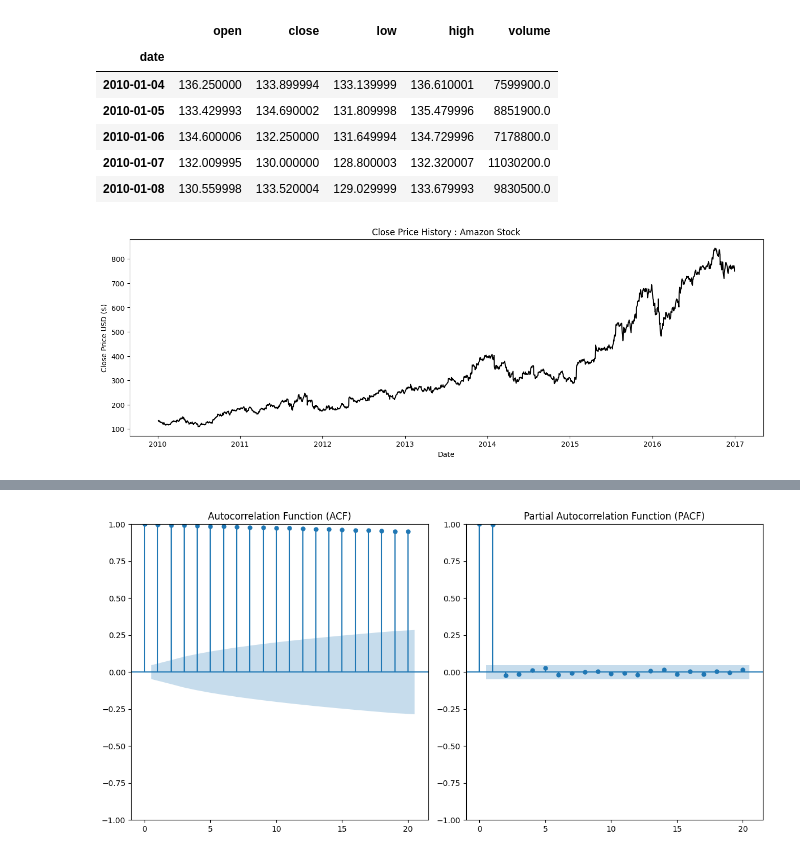
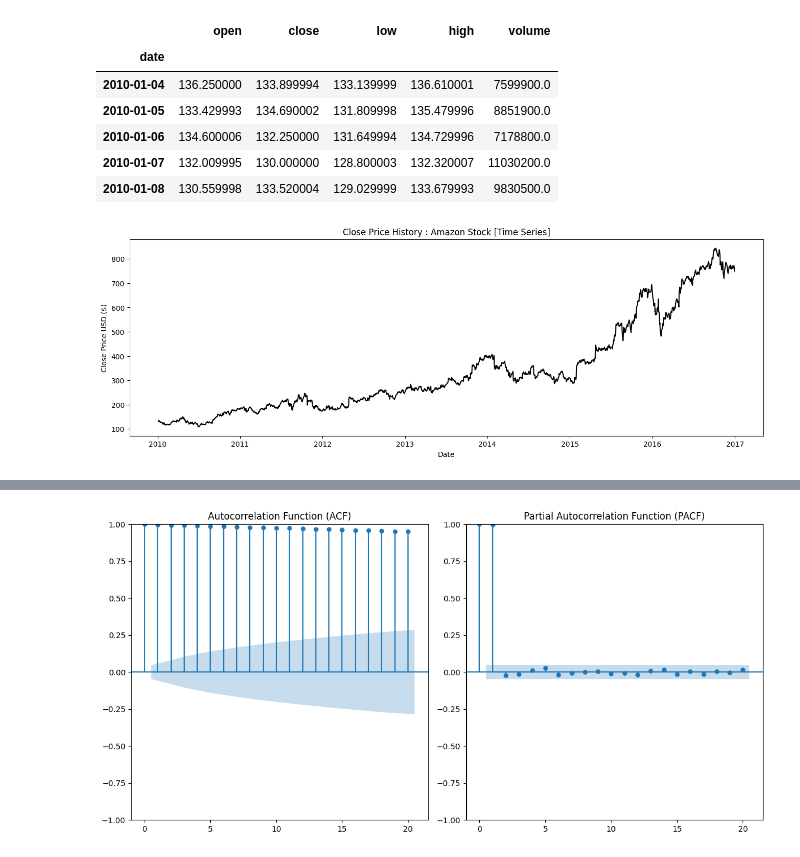
Before and after one commit to hardikszaveri/StockPriceForecasting, a Jupyter notebook: stock_price_forecasting.ipynb, the cells around one changed output, grey strips where cells are left out. Cells and saved outputs as stored; diff of their text form; code cells hidden in the pictures.

```diff
--- a/stock_price_forecasting.ipynb
+++ b/stock_price_forecasting.ipynb
@@ -311,11 +311,12 @@ amazon_df.head()
 | 2010-01-07 | 132.009995 | 130.000000 | 128.800003 | 132.320007 | 11030200.0 |
 | 2010-01-08 | 130.559998 | 133.520004 | 129.029999 | 133.679993 | 9830500.0 |
 # %%
+# Time Series Plot #
 plt.figure(figsize=(16,5))
-plt.plot(amazon_df['close'],'k')
-plt.title('Close Price History : Amazon Stock')
+plt.plot(amazon_df['close'], 'k')
+plt.title('Close Price History : Amazon Stock [Time Series]')
 plt.xlabel('Date')
 plt.ylabel('Close Price USD ($)')
 plt.show()
 # %% [output]
-[figure, old version]
+[figure, new version]
```
Also changed, not shown: parts of 44 cells of this notebook.
